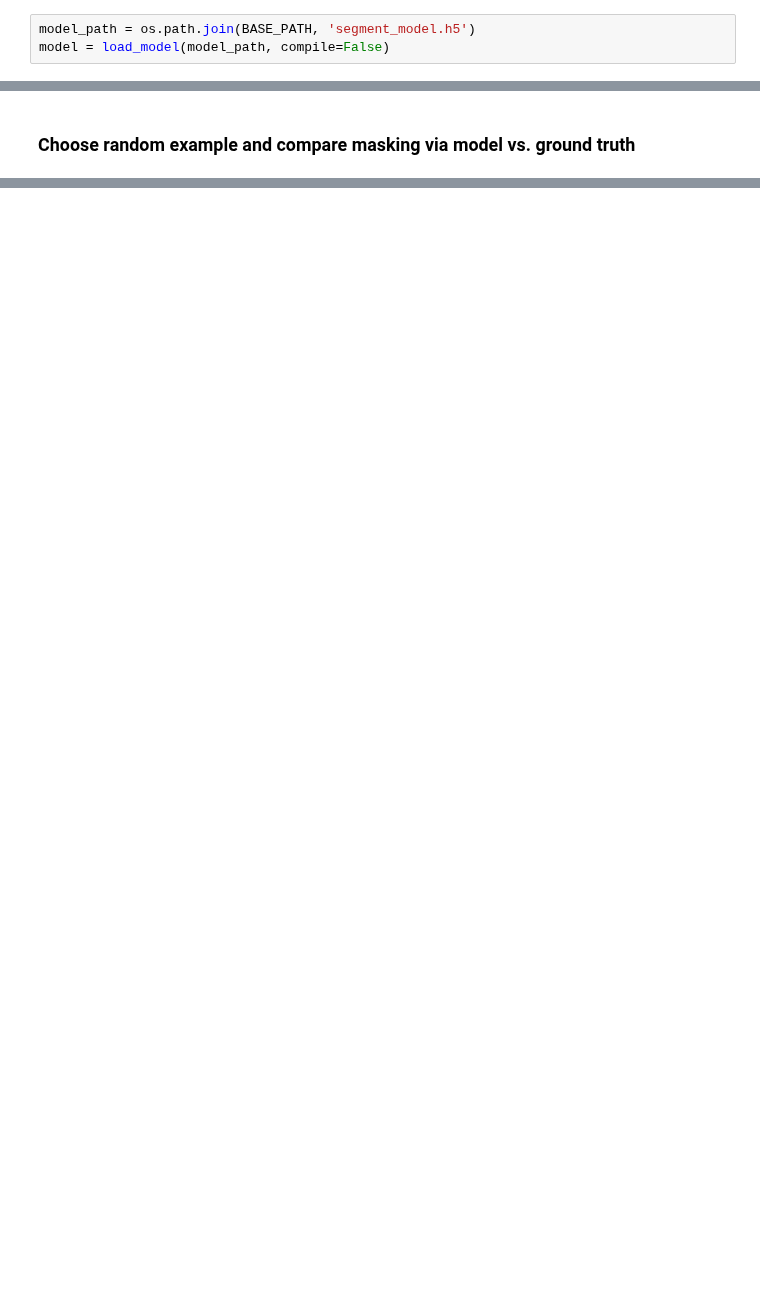
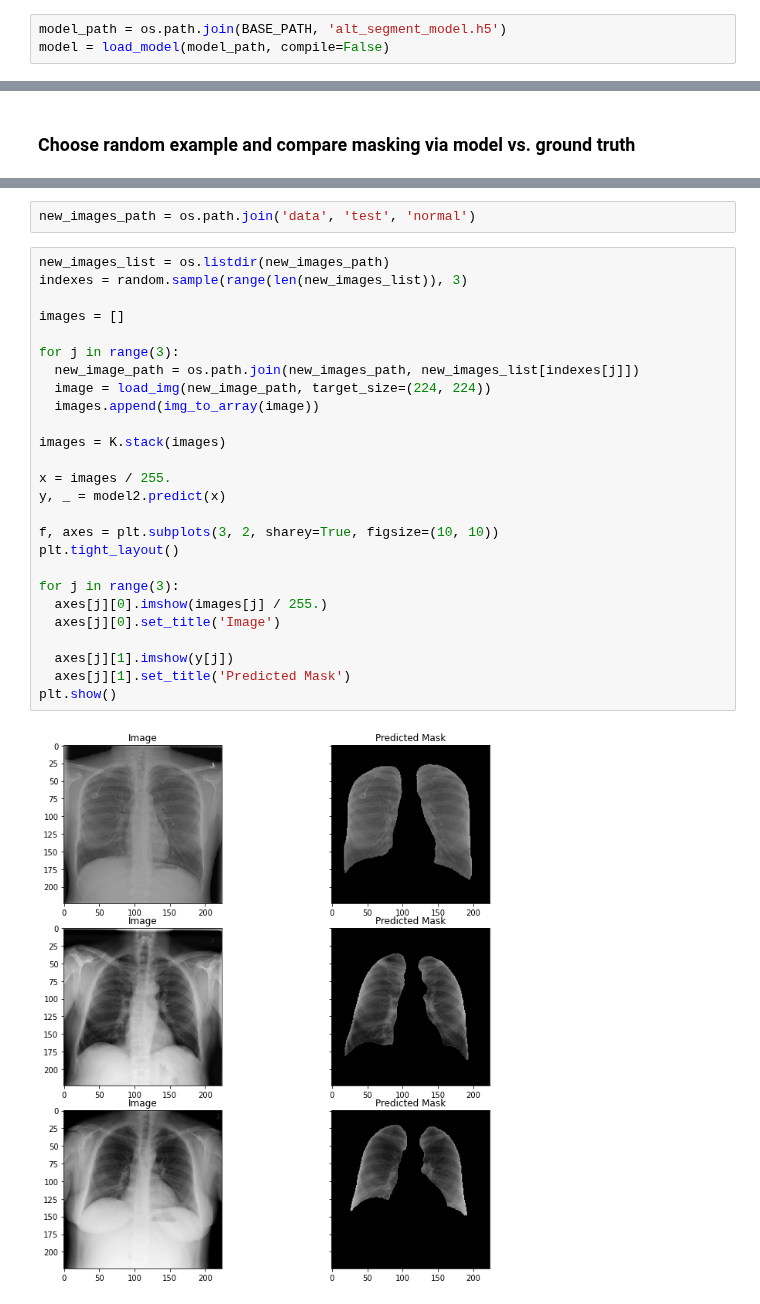
Before and after one commit to karencfisher/COVID19, a Jupyter notebook: notebooks/Unet.ipynb, the cells around one changed output, grey strips where cells are left out. Drawn from its saved outputs; the diff is of its cells as text; blank space fills up the shorter version.

```diff
--- a/notebooks/Unet.ipynb
+++ b/notebooks/Unet.ipynb
@@ -175,7 +176,7 @@ model.save(model_path)
 weights_path = os.path.join(BASE_PATH, 'alt_segment_weights.hdf5')
 model.save_weights(weights_path)
 # %%
-model_path = os.path.join(BASE_PATH, 'segment_model.h5')
+model_path = os.path.join(BASE_PATH, 'alt_segment_model.h5')
 model = load_model(model_path, compile=False)
 # %% [markdown]
 ### Crop and zoom for ROI
@@ -271,0 +267,30 @@ plt.hist(y[2, :, :, 0]);
+# %%
+new_images_path = os.path.join('data', 'test', 'normal')
+# %%
+new_images_list = os.listdir(new_images_path)
+indexes = random.sample(range(len(new_images_list)), 3)
+
+images = []
+
+for j in range(3):
+  new_image_path = os.path.join(new_images_path, new_images_list[indexes[j]])
+  image = load_img(new_image_path, target_size=(224, 224))
+  images.append(img_to_array(image))
+
+images = K.stack(images)
+
+x = images / 255.
+y, _ = model2.predict(x)
+
+f, axes = plt.subplots(3, 2, sharey=True, figsize=(10, 10))
+plt.tight_layout()
+
+for j in range(3):
+  axes[j][0].imshow(images[j] / 255.)
+  axes[j][0].set_title('Image')
+
+  axes[j][1].imshow(y[j])
+  axes[j][1].set_title('Predicted Mask')
+plt.show()
+# %% [output]
+[figure, added]
```
Also changed, not shown: parts of 8 cells of this notebook.
